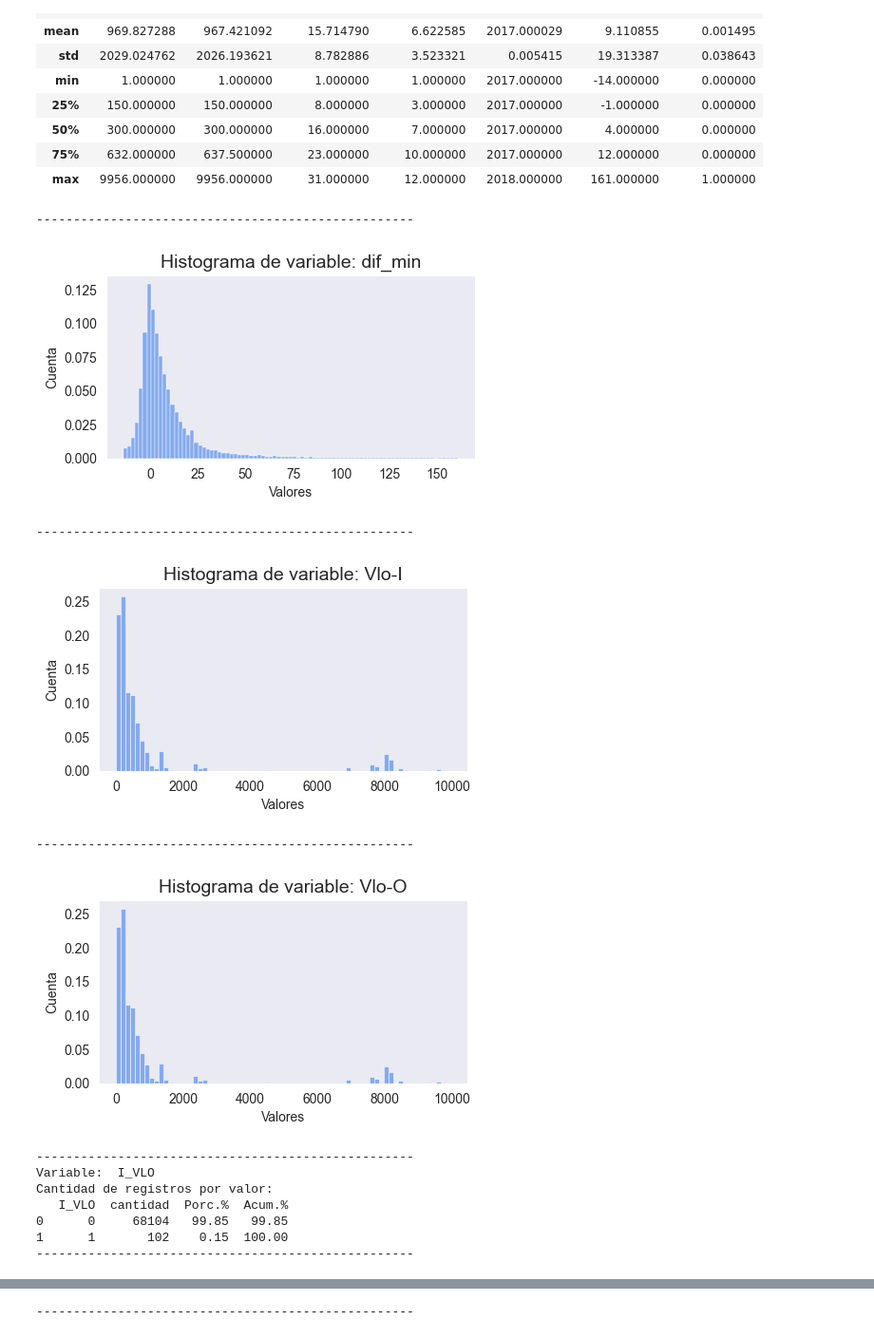
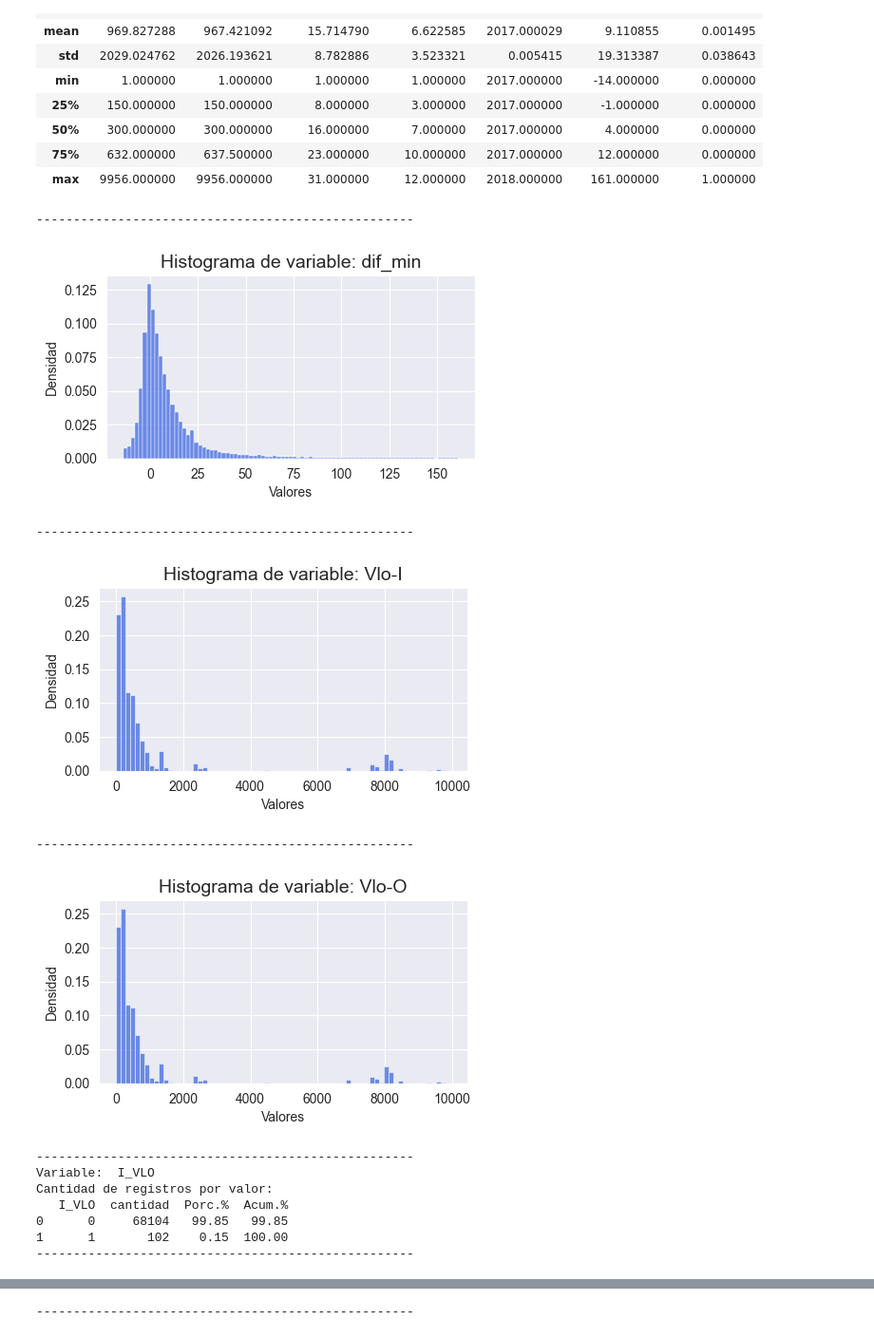
Before and after one commit to Mishagk/LATAM-Desafio-DS, a Jupyter notebook: solution.ipynb, the cells around one changed output, grey strips where cells are left out. Shown at 95% size. Cells and saved outputs as stored; diff of their text form; code cells hidden in the pictures.

```diff
--- a/solution.ipynb
+++ b/solution.ipynb
@@ -889,7 +898,8 @@ def graf_cont(datos,variable,figx=5,figy=2.5,tipo=1,min=None,max=None,bins=None)
     # separador
     print('---------------------------------------------------')
 
-    sns.set_style("dark") # seteo de tema de fondo
+    sns.set_style("darkgrid") # seteo de tema de fondo
+    color = "royalblue"
 
     # Histograma
     if(tipo==1):
@@ -898,18 +908,23 @@ def graf_cont(datos,variable,figx=5,figy=2.5,tipo=1,min=None,max=None,bins=None)
 
         if(min and max and bins):
             ##plt.hist(datos[variable],bins=bins,color="cornflowerblue")
-            sns.histplot(datos,x=variable,bins=bins,stat="proportion",color="cornflowerblue")
+            b = sns.histplot(datos,x=variable,bins=bins,stat="proportion",color=color)
             plt.xlim([min,max])
+
         elif(bins):
             ##plt.hist(datos[variable],bins=bins,color="cornflowerblue")
-            sns.histplot(datos,x=variable,bins=bins,stat="proportion",color="cornflowerblue")
+            b = sns.histplot(datos,x=variable,bins=bins,stat="proportion",color=color)
+
         else:
             ##plt.hist(datos[variable],color="royalblue")
-            sns.histplot(datos,x=variable,stat="proportion",color="cornflowerblue")
+            b = sns.histplot(datos,x=variable,stat="proportion",color=color)
+
+        ##plt.yaxis.set_major_formatter(PercentFormatter(1))  # colocar en formato porcentaje
         plt.title('Histograma de variable: ' + str(variable),fontsize=14)
         plt.xlabel("Valores",fontsize=10)
-        plt.ylabel('Cuenta',fontsize=10)
+        plt.ylabel('Densidad',fontsize=10)
         plt.show()
+
 
     # Conteo de valores unicos en tabla - no grafica
     elif(tipo==2):
@@ -927,40 +942,43 @@ def graf_cont(datos,variable,figx=5,figy=2.5,tipo=1,min=None,max=None,bins=None)
         if(conteo.shape[0] > 20):
             print('Valores con mas registros:')
             print(conteo.head(10))
             print('Valores con menos registros:')
             print(conteo.tail(10))
         else:
             print('Cantidad de registros por valor:')
             print(conteo)
 
+
     # grafica de barras segun conteo
     elif(tipo==3):
 
         plt.figure(figsize=(figx,figy))
-        b = sns.countplot(datos,y=variable,color="cornflowerblue")
+        b = sns.countplot(datos,y=variable,color=color)
         plt.ylabel(variable,fontsize=10)
         plt.title("Variable: " + str(variable),fontsize=14)
+        plt.xlabel('Cuenta',fontsize=10)
         plt.show()
 
-# Graficar-Calcular
+
+### Graficar-Calcular
 graf_cont(datacon,"dif_min",tipo=1,bins=85)
 graf_cont(datacon,"Vlo-I",tipo=1,bins=70)
 graf_cont(datacon,"Vlo-O",tipo=1,bins=70)
 graf_cont(datacon,"I_VLO",tipo=2)
 graf_cont(datacon,"DIA",min=1,max=31,bins=31,tipo=1)
 graf_cont(datacon,"DIA",min=1,tipo=2)
 graf_cont(datacon,"DIA",figy=6,tipo=3)
 graf_cont(datacon,"MES",min=0,max=13,bins=12,tipo=1)
 graf_cont(datacon,"MES",tipo=2)
 graf_cont(datacon,"MES",figy=4,tipo=3)
 graf_cont(datacon,"AÑO",tipo=2)
 # %% [output]
 ---------------------------------------------------
-[figure, old version]
+[figure, new version]
 ---------------------------------------------------
-[figure, old version]
+[figure, new version]
 ---------------------------------------------------
-[figure, old version]
+[figure, new version]
 ---------------------------------------------------
 Variable:  I_VLO
 Cantidad de registros por valor:
```
Also changed, not shown: parts of 4 cells of this notebook.
